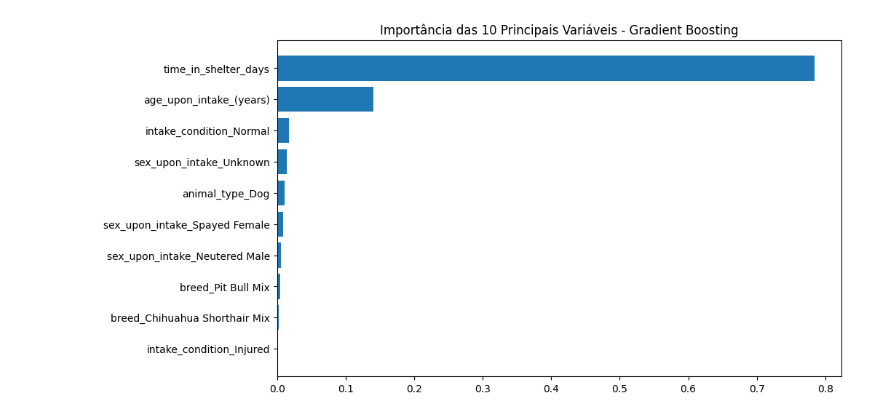
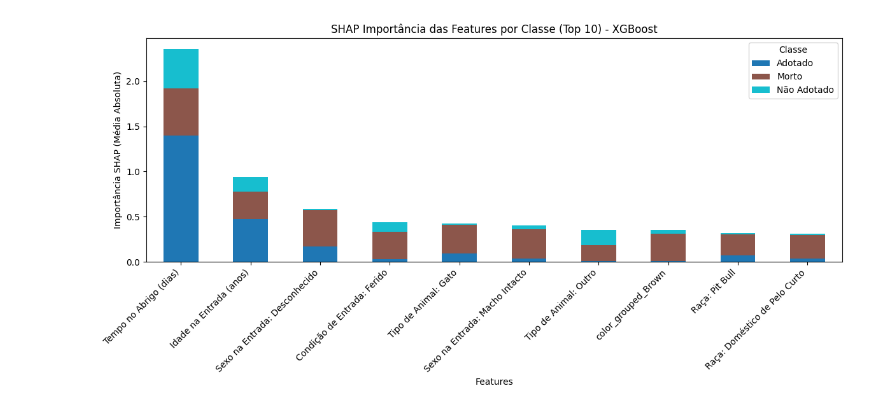
Before and after one commit to mthsl/pisi3-em, a Jupyter notebook: classificacao/Classificacao.ipynb, the cells around one changed output. Saved outputs shown, nothing was run; the diff lists cells and outputs as text; code cells hidden in the pictures.

```diff
--- a/classificacao/Classificacao.ipynb
+++ b/classificacao/Classificacao.ipynb
@@ -82,3 +177,34 @@ def exibir_resultados(modelo, nome_modelo):
+# %%
+def exibir_shap_barras_empilhadas(modelo, x_test, nome_modelo, traducoes, le_classes, top_n=10):
+    x_test_amostra = x_test.sample(n=100, random_state=42)
+
+    x_test_amostra_traduzido = x_test_amostra.rename(columns=traducoes)
+
+    explainer = shap.TreeExplainer(modelo)
+    shap_values = explainer.shap_values(x_test_amostra)
+
+    if len(shap_values.shape) == 3:
+        df_shap_summary = pd.DataFrame(index=x_test_amostra_traduzido.columns)
+
+        for i, classe in enumerate(le_classes):
+            shap_abs_values = np.abs(shap_values[:, :, i]).mean(axis=0)
+            df_shap_summary[classe] = shap_abs_values
+
+        df_shap_summary['Total'] = df_shap_summary.sum(axis=1)
+        df_shap_summary = df_shap_summary.sort_values(by='Total', ascending=False).head(top_n)
+
+        df_shap_summary = df_shap_summary.drop(columns=['Total'])
+
+        df_shap_summary.plot(kind='bar', stacked=True, figsize=(12, 6), colormap='tab10')
+        plt.title(f"SHAP Importância das Features por Classe (Top {top_n}) - {nome_modelo}")
+        plt.ylabel("Importância SHAP (Média Absoluta)")
+        plt.xlabel("Features")
+        plt.legend(title="Classe")
+        plt.xticks(rotation=45, ha="right")
+        plt.tight_layout()
+        plt.show()
+    else:
+        print("Formato inesperado de shap_values:", shap_values.shape)
 # %%
 # 8. Treinamento do modelo Random Forest
 model_rf = RandomForestClassifier(random_state=42)
@@ -210,10 +263,5 @@ Importância das Variáveis no Modelo Gradient Boosting:
-# %%
-# Visualizando as 10 variáveis mais importantes para Gradient Boosting
-plt.figure(figsize=(10,6))
-plt.title("Importância das 10 Principais Variáveis - Gradient Boosting")
-plt.barh(range(10), importances_gb[indices_gb[:10]], align="center")
-plt.yticks(range(10), [X.columns[i] for i in indices_gb[:10]])
-plt.gca().invert_yaxis()
-plt.show()
-# %% [output]
-[figure, removed]
+# %%
+# Exibir o SHAP plot para XGBoost
+exibir_shap_barras_empilhadas(model_xgb, x_test, "XGBoost", traducoes, le.classes_, top_n=10)
+# %% [output]
+[figure, added]
```
Also changed, not shown: parts of 34 cells of this notebook.
